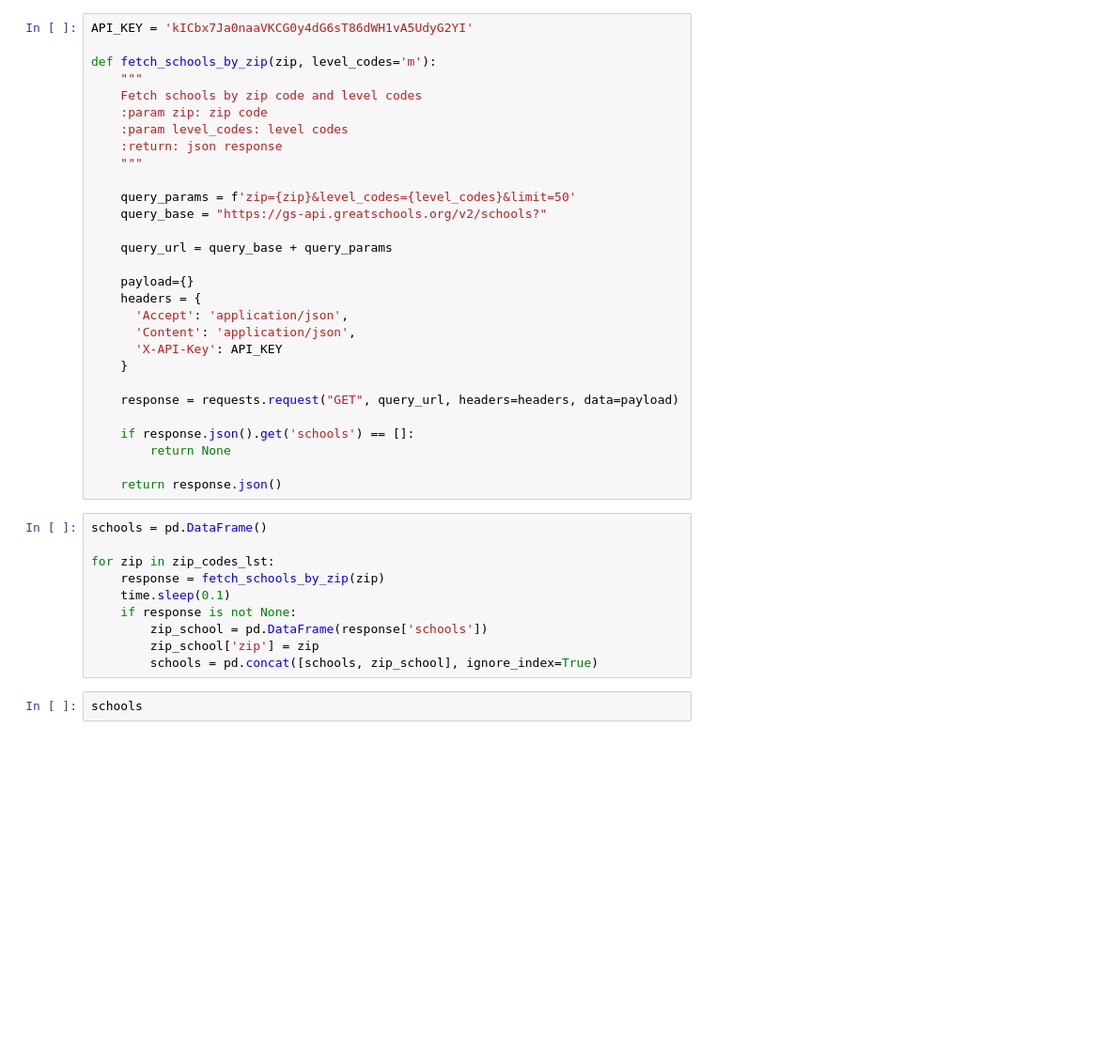
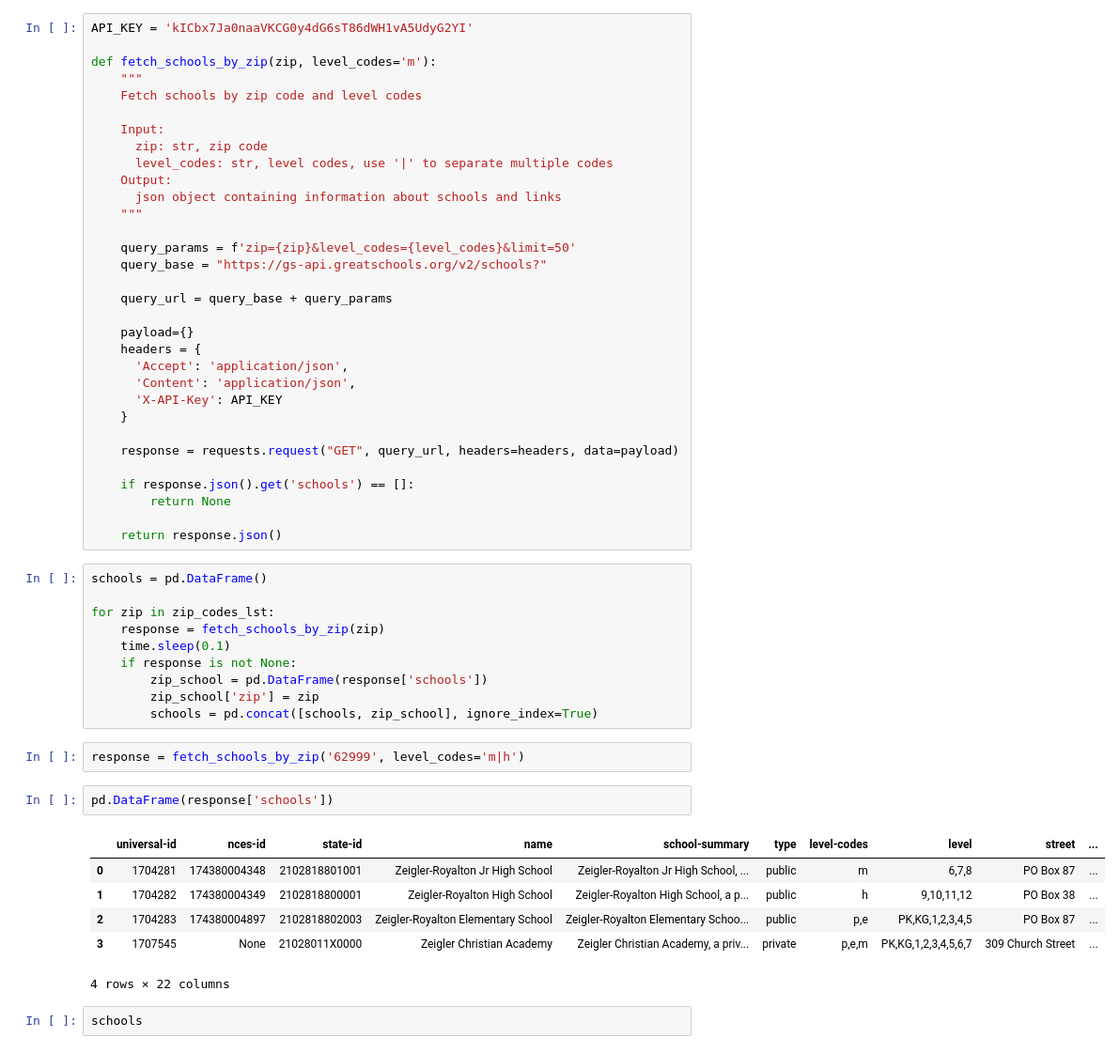
Before and after one commit to 0theinfinite/ascending, a Jupyter notebook: notebooks/great_schools_illinois.ipynb, the cells around one changed output. Shown: that part at 94% size. Saved outputs shown, nothing was run; the diff lists cells and outputs as text; blank space fills up the shorter version.

```diff
--- a/notebooks/great_schools_illinois.ipynb
+++ b/notebooks/great_schools_illinois.ipynb
@@ -15,9 +17,12 @@ API_KEY = 'kICbx7Ja0naaVKCG0y4dG6sT86dWH1vA5UdyG2YI'
 def fetch_schools_by_zip(zip, level_codes='m'):
     """
     Fetch schools by zip code and level codes
-    :param zip: zip code
-    :param level_codes: level codes
-    :return: json response
+
+    Input:
+      zip: str, zip code
+      level_codes: str, level codes, use '|' to separate multiple codes
+    Output:
+      json object containing information about schools and links
     """
 
     query_params = f'zip={zip}&level_codes={level_codes}&limit=50'
@@ -48,6 +53,17 @@ for zip in zip_codes_lst:
         zip_school = pd.DataFrame(response['schools'])
         zip_school['zip'] = zip
         schools = pd.concat([schools, zip_school], ignore_index=True)
+# %%
+response = fetch_schools_by_zip('62999', level_codes='m|h')
+# %%
+pd.DataFrame(response['schools'])
+# %% [output]
+|  | universal-id | nces-id | state-id | name | school-summary | type | level-codes | level | street | ... |
+| 0 | 1704281 | 174380004348 | 2102818801001 | Zeigler-Royalton Jr High School | Zeigler-Royalton Jr High School, ... | public | m | 6,7,8 | PO Box 87 | ... |
+| 1 | 1704282 | 174380004349 | 2102818800001 | Zeigler-Royalton High School | Zeigler-Royalton High School, a p... | public | h | 9,10,11,12 | PO Box 38 | ... |
+| 2 | 1704283 | 174380004897 | 2102818802003 | Zeigler-Royalton Elementary School | Zeigler-Royalton Elementary Schoo... | public | p,e | PK,KG,1,2,3,4,5 | PO Box 87 | ... |
+| 3 | 1707545 | None | 21028011X0000 | Zeigler Christian Academy | Zeigler Christian Academy, a priv... | private | p,e,m | PK,KG,1,2,3,4,5,6,7 | 309 Church Street | ... |
+4 rows × 22 columns
 # %%
 schools
 # %% [output]
```
Also changed, not shown: parts of 5 cells of this notebook, 19 other files.
